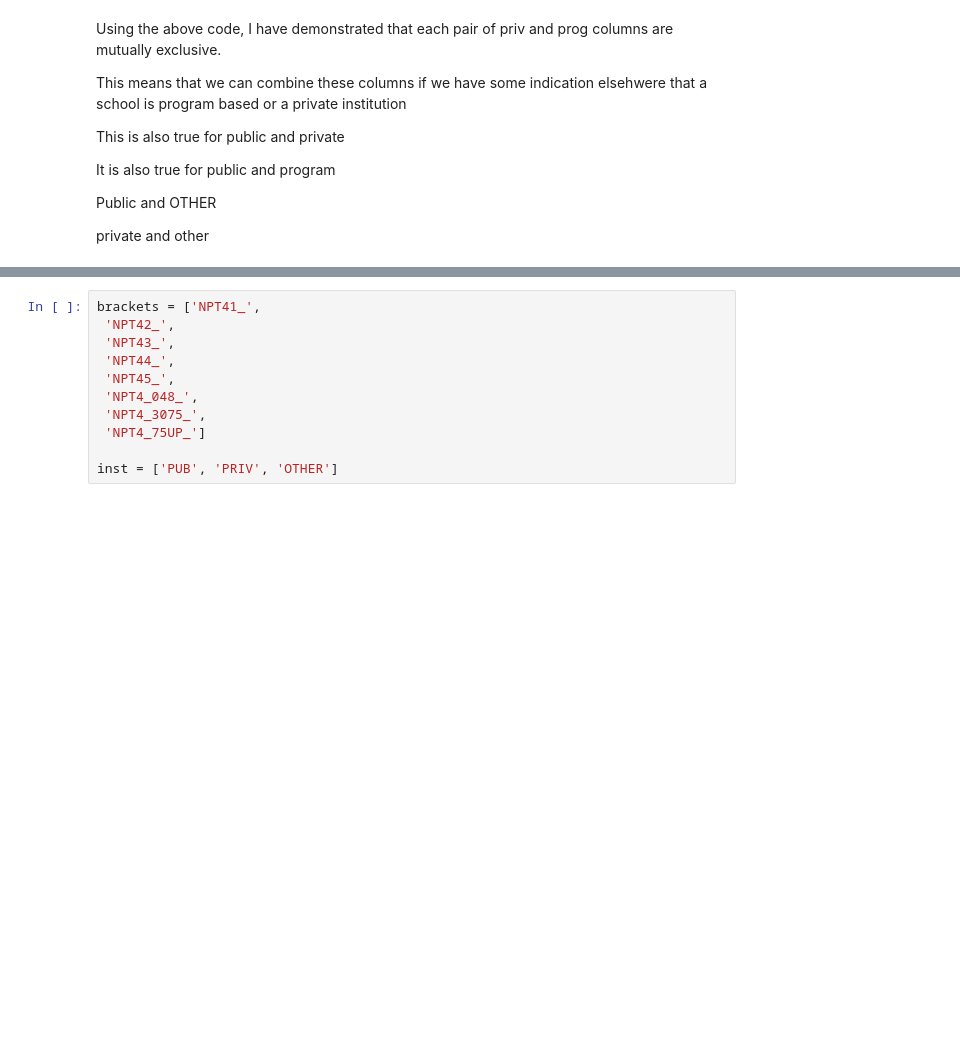
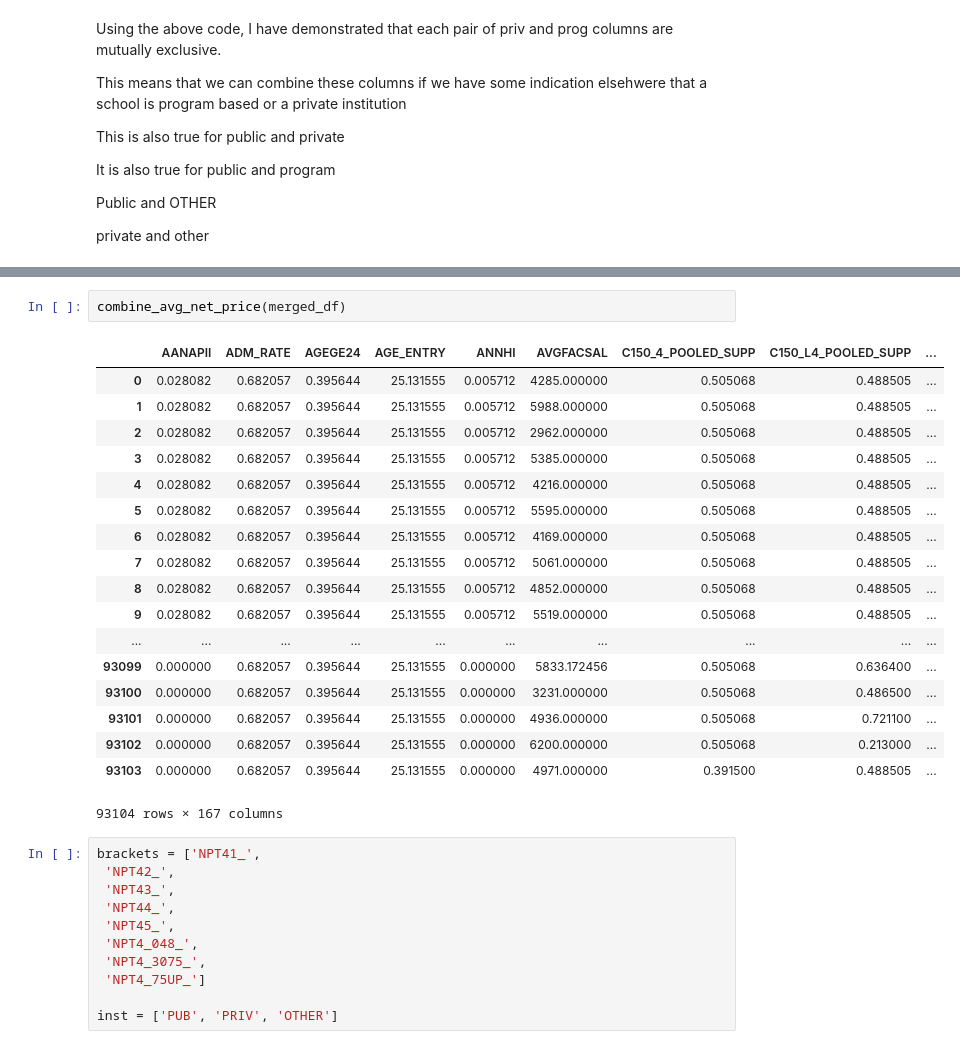
Before and after one commit to jeswan/post-secondary-education, a Jupyter notebook: will_stuff.ipynb, the cells around one changed output, grey strips where cells are left out. Saved outputs shown, nothing was run; the diff lists cells and outputs as text; blank space fills up the shorter version.

Commit message:
minor tweaks to combine net price func

```diff
--- a/will_stuff.ipynb
+++ b/will_stuff.ipynb
@@ -74,3 +137,24 @@ SyntaxError: invalid syntax (<ipython-input-159-3f01063d21f9>, line 14)
+# %%
+combine_avg_net_price(merged_df)
+# %% [output]
+|  | AANAPII | ADM_RATE | AGEGE24 | AGE_ENTRY | ANNHI | AVGFACSAL | C150_4_POOLED_SUPP | C150_L4_POOLED_SUPP | ... |
+| 0 | 0.028082 | 0.682057 | 0.395644 | 25.131555 | 0.005712 | 4285.000000 | 0.505068 | 0.488505 | ... |
+| 1 | 0.028082 | 0.682057 | 0.395644 | 25.131555 | 0.005712 | 5988.000000 | 0.505068 | 0.488505 | ... |
+| 2 | 0.028082 | 0.682057 | 0.395644 | 25.131555 | 0.005712 | 2962.000000 | 0.505068 | 0.488505 | ... |
+| 3 | 0.028082 | 0.682057 | 0.395644 | 25.131555 | 0.005712 | 5385.000000 | 0.505068 | 0.488505 | ... |
+| 4 | 0.028082 | 0.682057 | 0.395644 | 25.131555 | 0.005712 | 4216.000000 | 0.505068 | 0.488505 | ... |
+| 5 | 0.028082 | 0.682057 | 0.395644 | 25.131555 | 0.005712 | 5595.000000 | 0.505068 | 0.488505 | ... |
+| 6 | 0.028082 | 0.682057 | 0.395644 | 25.131555 | 0.005712 | 4169.000000 | 0.505068 | 0.488505 | ... |
+| 7 | 0.028082 | 0.682057 | 0.395644 | 25.131555 | 0.005712 | 5061.000000 | 0.505068 | 0.488505 | ... |
+| 8 | 0.028082 | 0.682057 | 0.395644 | 25.131555 | 0.005712 | 4852.000000 | 0.505068 | 0.488505 | ... |
+| 9 | 0.028082 | 0.682057 | 0.395644 | 25.131555 | 0.005712 | 5519.000000 | 0.505068 | 0.488505 | ... |
+| ... | ... | ... | ... | ... | ... | ... | ... | ... | ... |
+| 93099 | 0.000000 | 0.682057 | 0.395644 | 25.131555 | 0.000000 | 5833.172456 | 0.505068 | 0.636400 | ... |
+| 93100 | 0.000000 | 0.682057 | 0.395644 | 25.131555 | 0.000000 | 3231.000000 | 0.505068 | 0.486500 | ... |
+| 93101 | 0.000000 | 0.682057 | 0.395644 | 25.131555 | 0.000000 | 4936.000000 | 0.505068 | 0.721100 | ... |
+| 93102 | 0.000000 | 0.682057 | 0.395644 | 25.131555 | 0.000000 | 6200.000000 | 0.505068 | 0.213000 | ... |
+| 93103 | 0.000000 | 0.682057 | 0.395644 | 25.131555 | 0.000000 | 4971.000000 | 0.391500 | 0.488505 | ... |
+93104 rows × 167 columns
 # %%
 brackets = ['NPT41_',
  'NPT42_',
```
Also changed, not shown: parts of 6 cells of this notebook, 1 other file.
